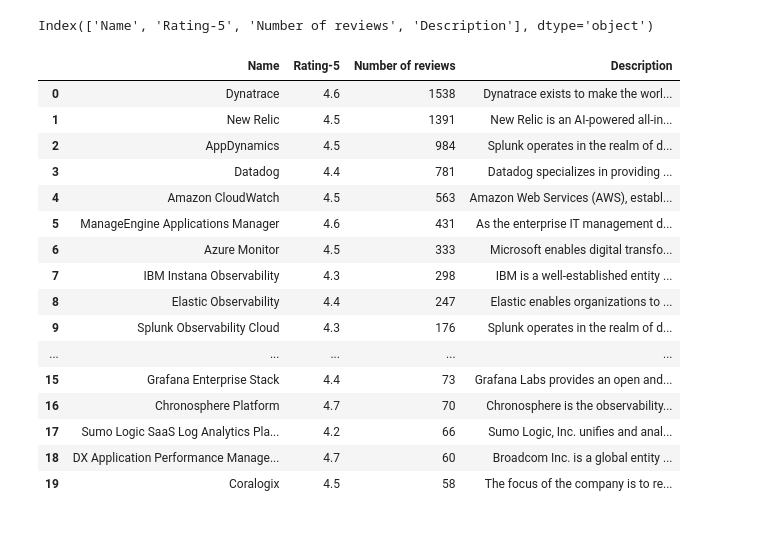
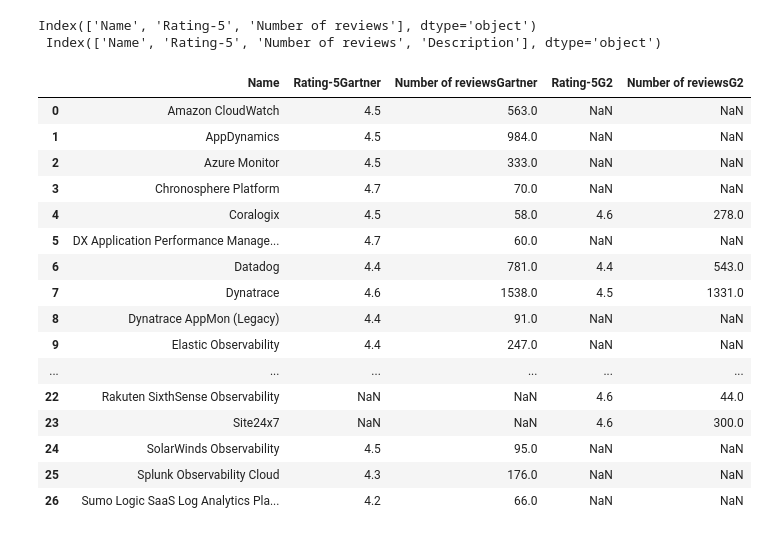
Before and after one commit to mobheap/CBI, a Jupyter notebook: exploratoryDA.ipynb, the cells around one changed output. Drawn from its saved outputs; the diff is of its cells as text; code cells hidden in the pictures.

```diff
--- a/exploratoryDA.ipynb
+++ b/exploratoryDA.ipynb
@@ -1,8 +1,5 @@
 # %%
 import pandas as pd
 # %%
-data = pd.read_csv("APM tools Gartner.csv")
+data_Gartner = pd.read_csv("APM tools Gartner.csv")
+data_G2 = pd.read_csv("APM tools G2.csv")
-# %%
-data.columns
-# %% [output]
-Index(['Name', 'Rating-5', 'Number of reviews', 'Description'], dtype='object')
@@ -11,20 +6,28 @@ data = data.sort_values(by='Number of reviews', ascending=False)
-# %%
-data
-# %% [output]
-|  | Name | Rating-5 | Number of reviews | Description |
-| 0 | Dynatrace | 4.6 | 1538 | Dynatrace exists to make the worl... |
-| 1 | New Relic | 4.5 | 1391 | New Relic is an AI-powered all-in... |
-| 2 | AppDynamics | 4.5 | 984 | Splunk operates in the realm of d... |
-| 3 | Datadog | 4.4 | 781 | Datadog specializes in providing ... |
-| 4 | Amazon CloudWatch | 4.5 | 563 | Amazon Web Services (AWS), establ... |
-| 5 | ManageEngine Applications Manager | 4.6 | 431 | As the enterprise IT management d... |
-| 6 | Azure Monitor | 4.5 | 333 | Microsoft enables digital transfo... |
-| 7 | IBM Instana Observability | 4.3 | 298 | IBM is a well-established entity ... |
-| 8 | Elastic Observability | 4.4 | 247 | Elastic enables organizations to ... |
-| 9 | Splunk Observability Cloud | 4.3 | 176 | Splunk operates in the realm of d... |
-| ... | ... | ... | ... | ... |
-| 15 | Grafana Enterprise Stack | 4.4 | 73 | Grafana Labs provides an open and... |
-| 16 | Chronosphere Platform | 4.7 | 70 | Chronosphere is the observability... |
-| 17 | Sumo Logic SaaS Log Analytics Pla... | 4.2 | 66 | Sumo Logic, Inc. unifies and anal... |
-| 18 | DX Application Performance Manage... | 4.7 | 60 | Broadcom Inc. is a global entity ... |
-| 19 | Coralogix | 4.5 | 58 | The focus of the company is to re... |
+# %%
+print(data_G2.columns, '\n', data_Gartner.columns)
+# %% [output]
+Index(['Name', 'Rating-5', 'Number of reviews'], dtype='object')
+ Index(['Name', 'Rating-5', 'Number of reviews', 'Description'], dtype='object')
+# %%
+data_Gartner.drop('Description', axis=1, inplace=True)
+# %%
+data = pd.merge(data_Gartner, data_G2, how='outer', on='Name', suffixes=('Gartner','G2'))
+data
+# %% [output]
+|  | Name | Rating-5Gartner | Number of reviewsGartner | Rating-5G2 | Number of reviewsG2 |
+| 0 | Amazon CloudWatch | 4.5 | 563.0 | NaN | NaN |
+| 1 | AppDynamics | 4.5 | 984.0 | NaN | NaN |
+| 2 | Azure Monitor | 4.5 | 333.0 | NaN | NaN |
+| 3 | Chronosphere Platform | 4.7 | 70.0 | NaN | NaN |
+| 4 | Coralogix | 4.5 | 58.0 | 4.6 | 278.0 |
+| 5 | DX Application Performance Manage... | 4.7 | 60.0 | NaN | NaN |
+| 6 | Datadog | 4.4 | 781.0 | 4.4 | 543.0 |
+| 7 | Dynatrace | 4.6 | 1538.0 | 4.5 | 1331.0 |
+| 8 | Dynatrace AppMon (Legacy) | 4.4 | 91.0 | NaN | NaN |
+| 9 | Elastic Observability | 4.4 | 247.0 | NaN | NaN |
+| ... | ... | ... | ... | ... | ... |
+| 22 | Rakuten SixthSense Observability | NaN | NaN | 4.6 | 44.0 |
+| 23 | Site24x7 | NaN | NaN | 4.6 | 300.0 |
+| 24 | SolarWinds Observability | 4.5 | 95.0 | NaN | NaN |
+| 25 | Splunk Observability Cloud | 4.3 | 176.0 | NaN | NaN |
+| 26 | Sumo Logic SaaS Log Analytics Pla... | 4.2 | 66.0 | NaN | NaN |
```
Also changed, not shown: parts of 5 cells of this notebook, 2 other files.
